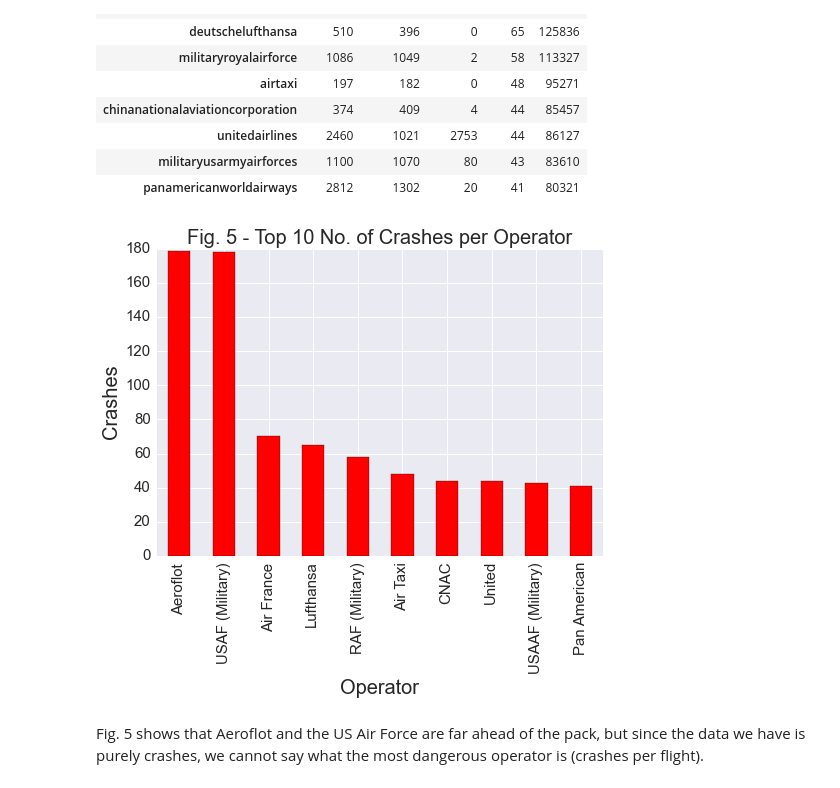
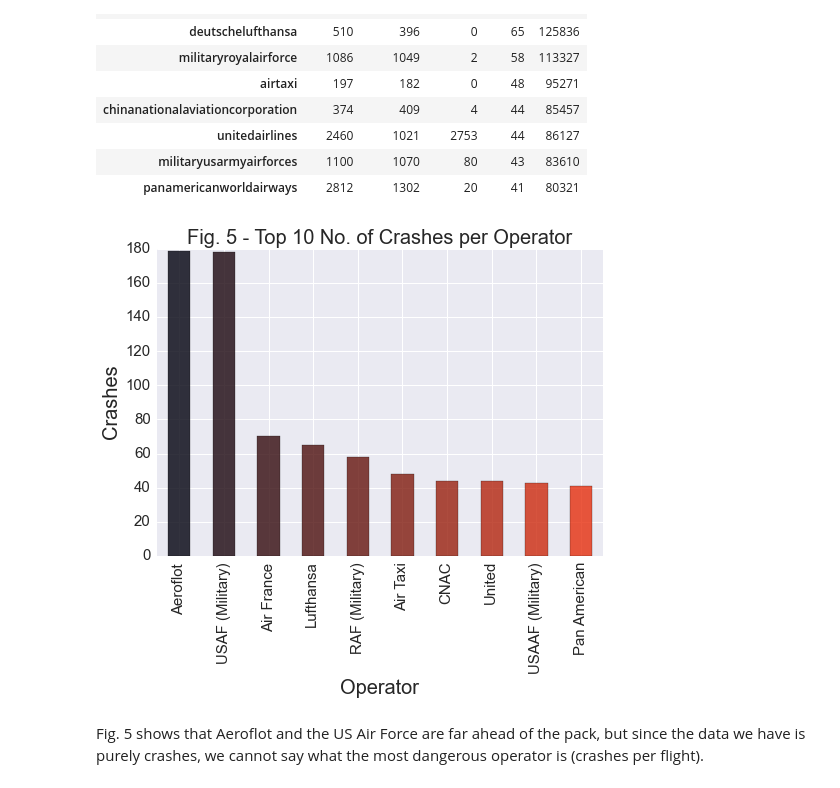
Before and after one commit to RyanSCodes/TLNR-Data-Science, a Jupyter notebook: PlaneCrashes/Aircrash.ipynb, the cells around one changed output. Saved outputs shown, nothing was run; the diff lists cells and outputs as text; code cells hidden in the pictures.

```diff
--- a/PlaneCrashes/Aircrash.ipynb
+++ b/PlaneCrashes/Aircrash.ipynb
@@ -169,17 +169,18 @@ sorted_df
 | militaryusarmyairforces | 1100 | 1070 | 80 | 43 | 83610 |
 | panamericanworldairways | 2812 | 1302 | 20 | 41 | 80321 |
 # %%
+customcmap = [(x/10.0,  x/50.0, 0.05) for x in range(len(sorted_df))]
 
-ax = sorted_df['Crash'].plot(kind='bar', color='r')
+ax = sorted_df['Crash'].plot(kind='bar',color=customcmap, alpha=0.8)
 ax.set_xticklabels(['Aeroflot', 'USAF (Military)', 'Air France', 'Lufthansa',
                     'RAF (Military)','Air Taxi', 'CNAC', 'United','USAAF (Military)', 'Pan American'])
 ax.set_ylabel('Crashes', fontsize=20)
 ax.set_xlabel('Operator', fontsize=20)
 ax.set_title('Fig. 5 - Top 10 No. of Crashes per Operator', fontsize=20)
 ax.tick_params(axis='x', labelsize=15)
 ax.tick_params(axis='y', labelsize=15)
 # %% [output]
-[figure, old version]
+[figure, new version]
 # %% [markdown]
 Fig. 5 shows that Aeroflot and the US Air Force are far ahead of the pack, but since the data we have is purely crashes, we cannot say what the most dangerous operator is (crashes per flight).
 # %%
```
Also changed, not shown: parts of 2 cells of this notebook.
